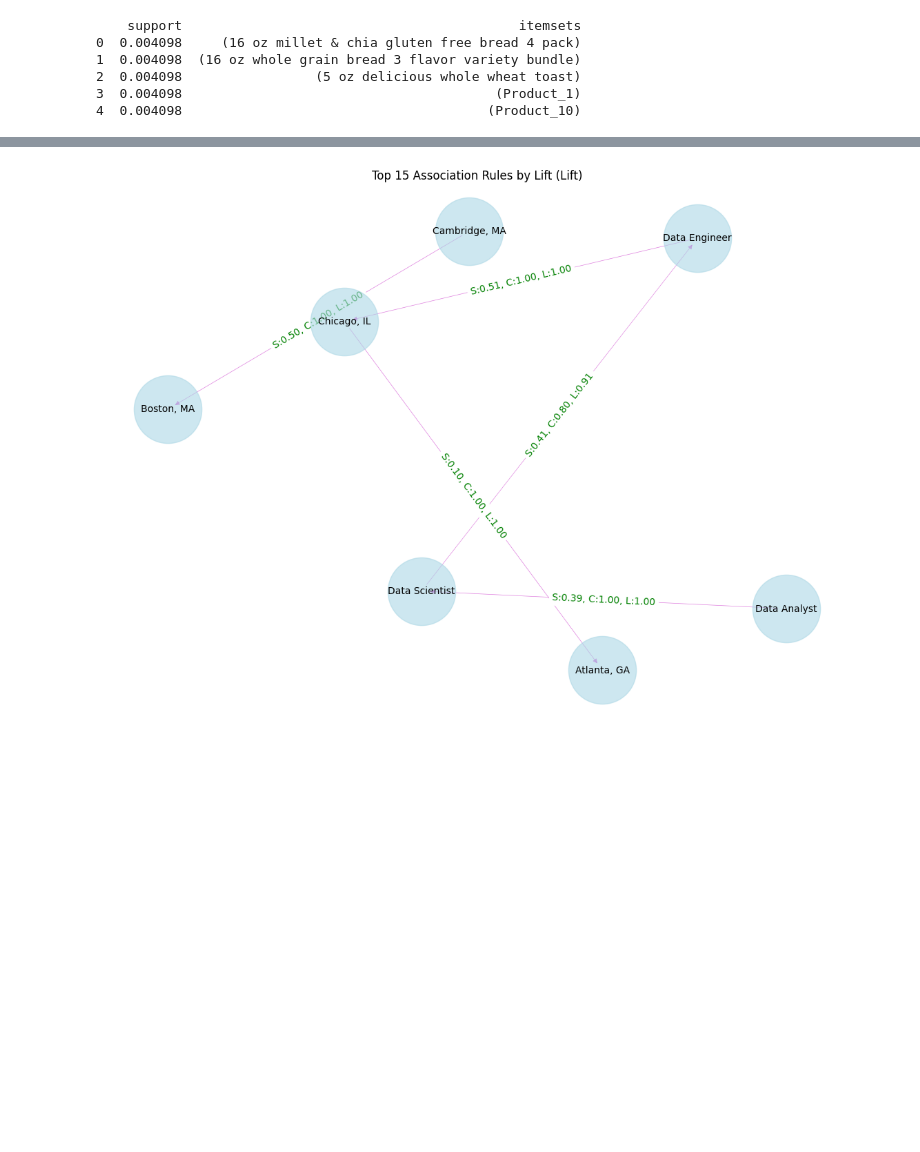
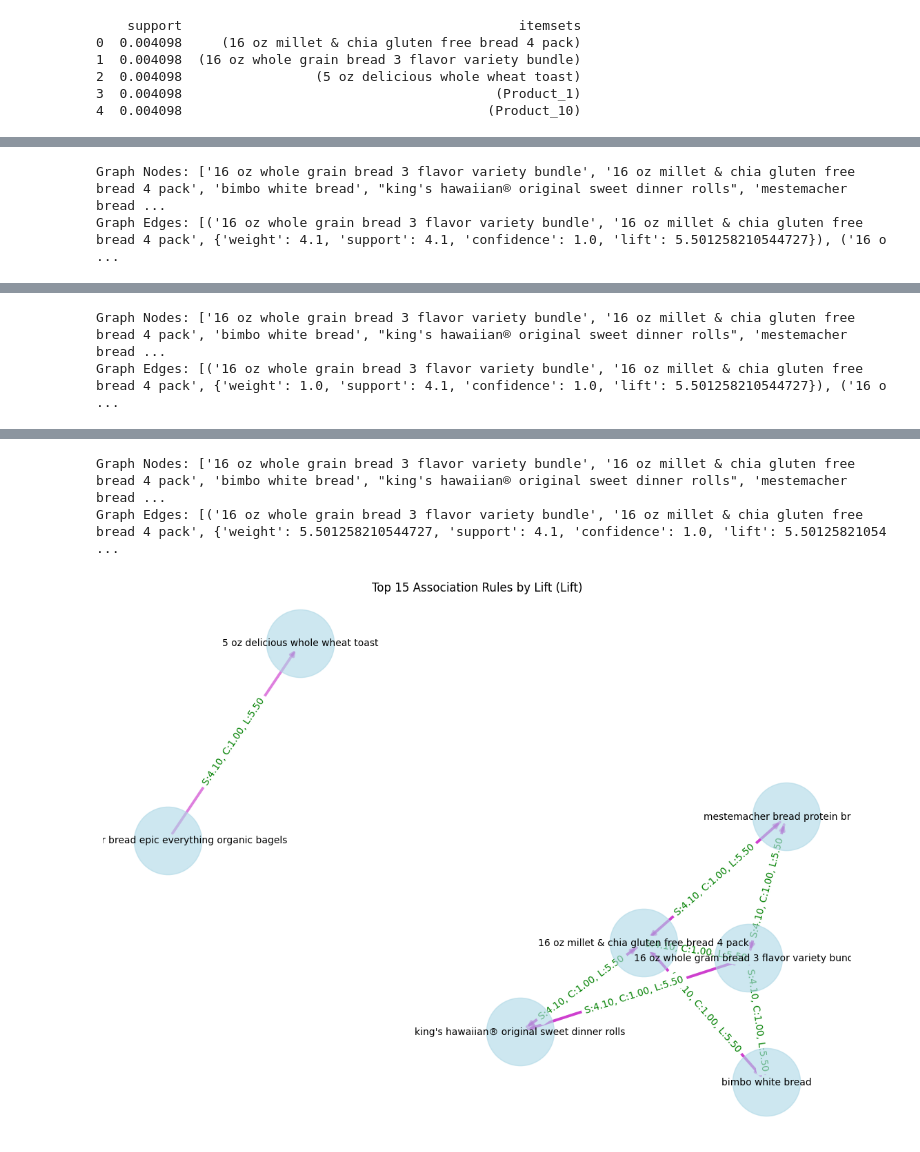
Before and after one commit to RISSIKUMARP/Enhancing-Public-Health-by-Identifying-Unhealthy-Foods-Promoting-Healthier-Alternatives, a Jupyter notebook: scripts/arm.ipynb, the cells around one changed output, grey strips where cells are left out. Drawn from its saved outputs; the diff is of its cells as text; code cells hidden in the pictures; blank space fills up the shorter version.

```diff
--- a/scripts/arm.ipynb
+++ b/scripts/arm.ipynb
@@ -62,7 +62,3 @@ print(freq_itemsets.head())
 2  0.004098                 (5 oz delicious whole wheat toast)
 3  0.004098                                        (Product_1)
 4  0.004098                                       (Product_10)
-# %%
-
-freq_itemsets = apriori(df_encoded, min_support=0.005, use_colnames=True)  # Increased support threshold
-print("Frequent itemsets:", freq_itemsets.head())
@@ -115,3 +157,0 @@ rules_filtered['lift'] = np.log1p(rules_filtered['lift'])  # Log-transform lift
-# %%
-node_size = 3000  # Reduce node size
-edge_widths = [max(G[u][v]['weight'] * 0.3, 0.5) for u, v in G.edges()]  # Reduce edge width
@@ -141,38 +158,48 @@ Index(['antecedents', 'consequents', 'antecedent support',
 # %%
+import networkx as nx
+import matplotlib.pyplot as plt
+
 def draw_network_graph(rules, metric='lift', top_n=15, title_suffix=''):
     # Select the top N rules based on the given metric
     selected_rules = rules.nlargest(top_n, metric)
 
-    # Create directed graph
+    # If no rules are available after filtering
+    if selected_rules.empty:
+        print("No rules available for visualization.")
+        return
+
+    # Create a directed graph
     plt.figure(figsize=(14, 10))
     G = nx.DiGraph()
 
     # Add edges with attributes
     for _, row in selected_rules.iterrows():
-        antecedents = ', '.join(list(row['antecedents']))
-        consequents = ', '.join(list(row['consequents']))
+        antecedents = ', '.join(map(str, row['antecedents']))
+        consequents = ', '.join(map(str, row['consequents']))
         G.add_edge(antecedents, consequents,
                    weight=row[metric],
                    support=row['support'],
                    confidence=row['confidence'],
                    lift=row['lift'])
 
+    # Debugging Output
+    print(f"Graph Nodes: {G.nodes()}")
+    print(f"Graph Edges: {G.edges(data=True)}")
+
+    if len(G.edges()) == 0:
+        print("No edges found in the graph.")
+        return
+
     # Graph layout
     pos = nx.spring_layout(G, k=1, iterations=20)
-
-    # Draw nodes
     nx.draw_networkx_nodes(G, pos, node_color='lightblue', node_size=5000, alpha=0.6)
-
-    # Scale edge widths
     edge_widths = [G[u][v]['weight'] * 0.5 for u, v in G.edges()]
     nx.draw_networkx_edges(G, pos, width=edge_widths, alpha=0.5, edge_color='m')
-
-    # Draw labels
     nx.draw_networkx_labels(G, pos, font_size=10)
 
     # Draw edge labels
-    edge_labels = dict([((u, v), f"S:{d['support']:.2f}, C:{d['confidence']:.2f}, L:{d['lift']:.2f}")
-                        for u, v, d in G.edges(data=True)])
+    edge_labels = { (u, v): f"S:{d['support']:.2f}, C:{d['confidence']:.2f}, L:{d['lift']:.2f}"
+                    for u, v, d in G.edges(data=True)}
     nx.draw_networkx_edge_labels(G, pos, edge_labels=edge_labels, font_color='green')
 
     # Title
@@ -180,19 +207,10 @@ def draw_network_graph(rules, metric='lift', top_n=15, title_suffix=''):
     plt.axis('off')
     plt.show()
 
-# Example DataFrame (Replace this with your own rules dataset)
-data = {
-    'antecedents': [{'Data Scientist'}, {'Data Engineer'}, {'Data Analyst'}, {'Cambridge, MA'}, {'Chicago, IL'}],
-    'consequents': [{'Data Engineer'}, {'Chicago, IL'}, {'Data Scientist'}, {'Boston, MA'}, {'Atlanta, GA'}],
-    'support': [0.41, 0.51, 0.39, 0.50, 0.10],
-    'confidence': [0.80, 1.00, 1.00, 1.00, 1.00],
-    'lift': [0.91, 1.00, 1.00, 1.00, 1.00]
-}
-
-rules = pd.DataFrame(data)
-
 # Generate visualizations
-draw_network_graph(rules, metric='support', top_n=15, title_suffix='(Support)')
-draw_network_graph(rules, metric='confidence', top_n=15, title_suffix='(Confidence)')
-draw_network_graph(rules, metric='lift', top_n=15, title_suffix='(Lift)')
+draw_network_graph(rules_filtered, metric='support', top_n=15, title_suffix='(Support)')
+draw_network_graph(rules_filtered, metric='confidence', top_n=15, title_suffix='(Confidence)')
+draw_network_graph(rules_filtered, metric='lift', top_n=15, title_suffix='(Lift)')
 # %% [output]
+Graph Nodes: ['16 oz whole grain bread 3 flavor variety bundle', '16 oz millet & chia gluten free bread 4 pack', 'bimbo white bread', "king's hawaiian® original sweet dinner rolls", 'mestemacher bread ...
+Graph Edges: [('16 oz whole grain bread 3 flavor variety bundle', '16 oz millet & chia gluten free bread 4 pack', {'weight': 4.1, 'support': 4.1, 'confidence': 1.0, 'lift': 5.501258210544727}), ('16 o ...
@@ -199,0 +218,2 @@ draw_network_graph(rules, metric='lift', top_n=15, title_suffix='(Lift)')
+Graph Nodes: ['16 oz whole grain bread 3 flavor variety bundle', '16 oz millet & chia gluten free bread 4 pack', 'bimbo white bread', "king's hawaiian® original sweet dinner rolls", 'mestemacher bread ...
+Graph Edges: [('16 oz whole grain bread 3 flavor variety bundle', '16 oz millet & chia gluten free bread 4 pack', {'weight': 1.0, 'support': 4.1, 'confidence': 1.0, 'lift': 5.501258210544727}), ('16 o ...
@@ -201 +221,3 @@ draw_network_graph(rules, metric='lift', top_n=15, title_suffix='(Lift)')
+Graph Nodes: ['16 oz whole grain bread 3 flavor variety bundle', '16 oz millet & chia gluten free bread 4 pack', 'bimbo white bread', "king's hawaiian® original sweet dinner rolls", 'mestemacher bread ...
+Graph Edges: [('16 oz whole grain bread 3 flavor variety bundle', '16 oz millet & chia gluten free bread 4 pack', {'weight': 5.501258210544727, 'support': 4.1, 'confidence': 1.0, 'lift': 5.50125821054 ...
-[figure, old version]
+[figure, new version]
```
Also changed, not shown: parts of 17 cells of this notebook, 2 other files.
